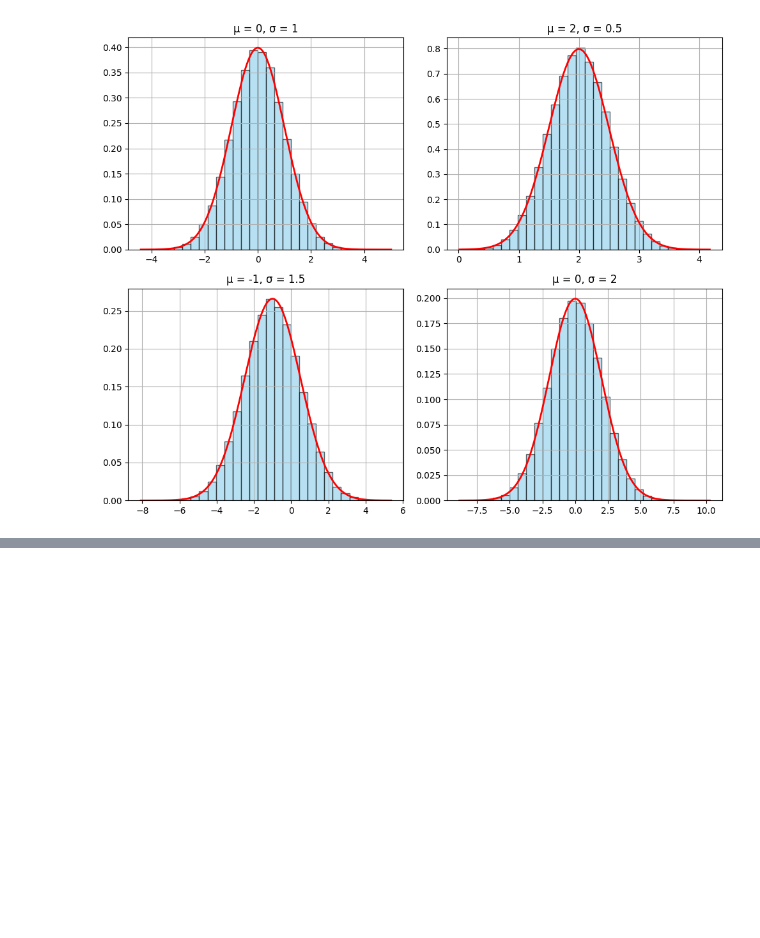
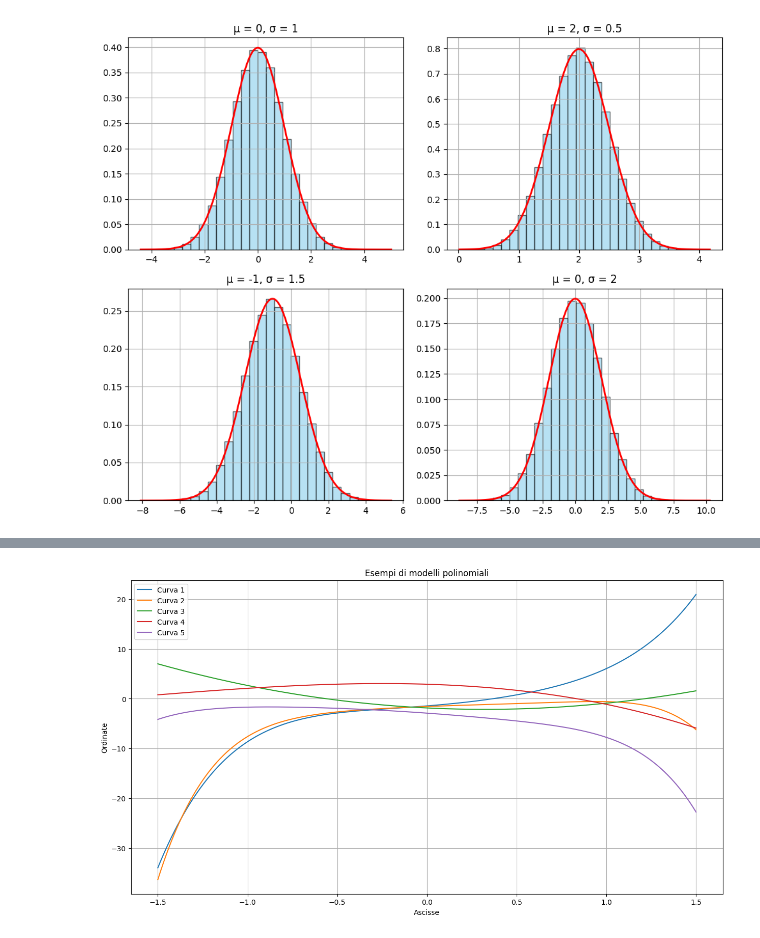
Before and after one commit to Negrini085/DeepLearning, a Jupyter notebook: Esercitazioni/lab_01.ipynb, the cells around one changed output, grey strips where cells are left out. Drawn from its saved outputs; the diff is of its cells as text; code cells hidden in the pictures; blank space fills up the shorter version.

```diff
--- a/Esercitazioni/lab_01.ipynb
+++ b/Esercitazioni/lab_01.ipynb
@@ -297,0 +350,26 @@ plt.show()
+# %%
+fig = plt.figure(figsize = (15, 8))
+
+polyT = Polymod([])
+# Just for fun, stampo 5 esempi di funzioni polinomiali valutate con il metodo implementato nella window precedente
+for i in range(0, 5):
+
+    # Scelgo grado del polinomio e determino i vari coefficienti (in modo casuale)
+    degpol = rnd.randint(3, 8)
+    coeffs = []
+    for k in range(0, degpol+1):
+        coeffs += [rnd.uniform(-3, 3)]
+    polyT.setCoeff(coeffs)
+    x = np.linspace(-1.5, 1.5, 1000)
+    y = polyT.evalS(x)
+    plt.plot(x, y, label=f"Curva {i+1}")
+
+plt.title("Esempi di modelli polinomiali")
+plt.ylabel("Ordinate")
+plt.xlabel("Ascisse")
+
+plt.legend(loc = "best")
+plt.grid(True)
+plt.show()
+# %% [output]
+[figure, added]
```
Also changed, not shown: parts of 3 cells of this notebook.
